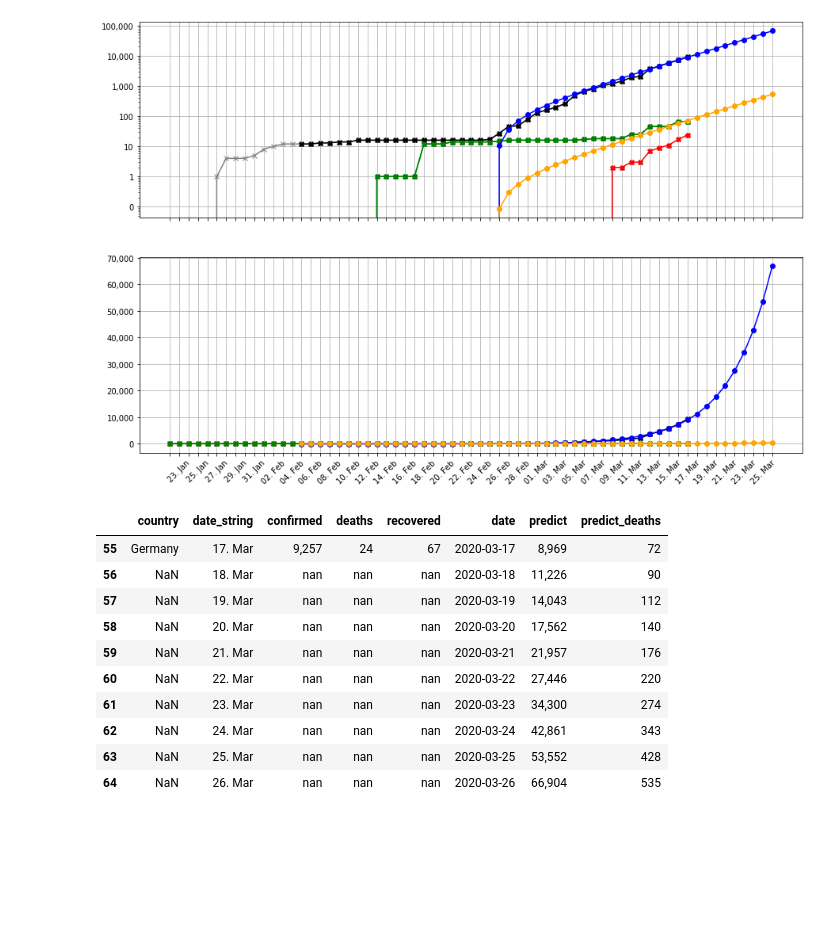
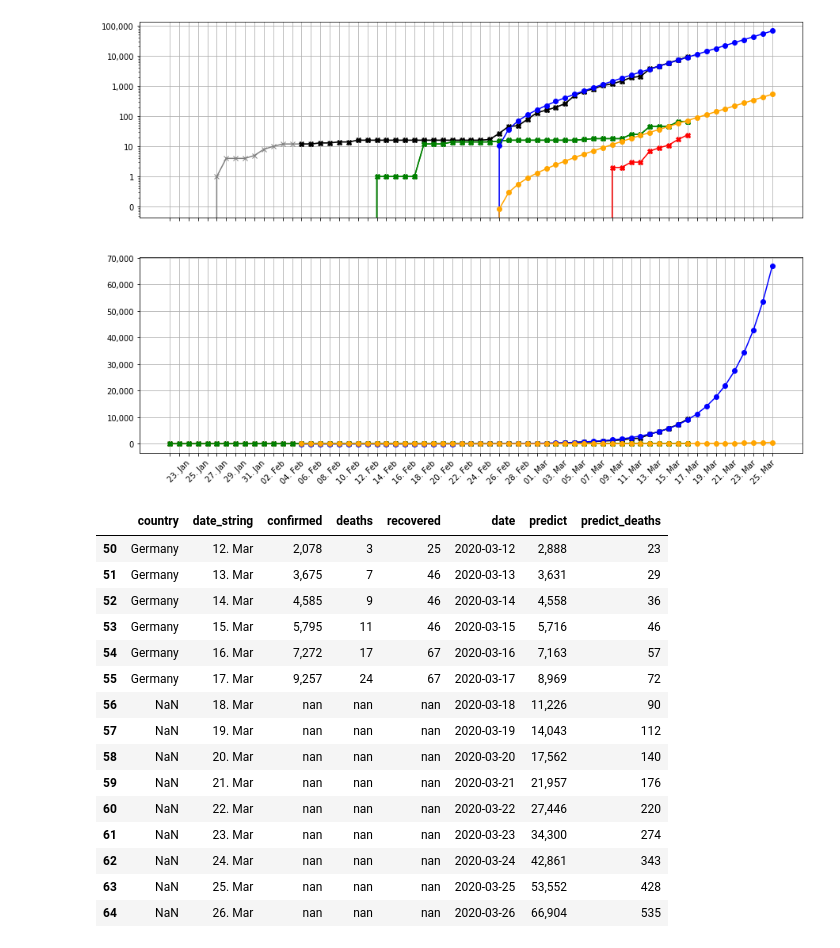
Before and after one commit to moritzknorr/corona, a Jupyter notebook: 02 Predict.ipynb, the cells around one changed output. Drawn from its saved outputs; the diff is of its cells as text; code cells hidden in the pictures; blank space fills up the shorter version.

```diff
--- a/02 Predict.ipynb
+++ b/02 Predict.ipynb
@@ -67,9 +67,14 @@ for label in ax2.xaxis.get_ticklabels()[::2]:
 # %% [output]
 [figure]
 # %%
-germany.iloc[-len_predictions:]
+germany.iloc[-len_predictions-5:]
 # %% [output]
 |  | country | date_string | confirmed | deaths | recovered | date | predict | predict_deaths |
+| 50 | Germany | 12. Mar | 2,078 | 3 | 25 | 2020-03-12 | 2,888 | 23 |
+| 51 | Germany | 13. Mar | 3,675 | 7 | 46 | 2020-03-13 | 3,631 | 29 |
+| 52 | Germany | 14. Mar | 4,585 | 9 | 46 | 2020-03-14 | 4,558 | 36 |
+| 53 | Germany | 15. Mar | 5,795 | 11 | 46 | 2020-03-15 | 5,716 | 46 |
+| 54 | Germany | 16. Mar | 7,272 | 17 | 67 | 2020-03-16 | 7,163 | 57 |
 | 55 | Germany | 17. Mar | 9,257 | 24 | 67 | 2020-03-17 | 8,969 | 72 |
 | 56 | NaN | 18. Mar | nan | nan | nan | 2020-03-18 | 11,226 | 90 |
 | 57 | NaN | 19. Mar | nan | nan | nan | 2020-03-19 | 14,043 | 112 |
```
